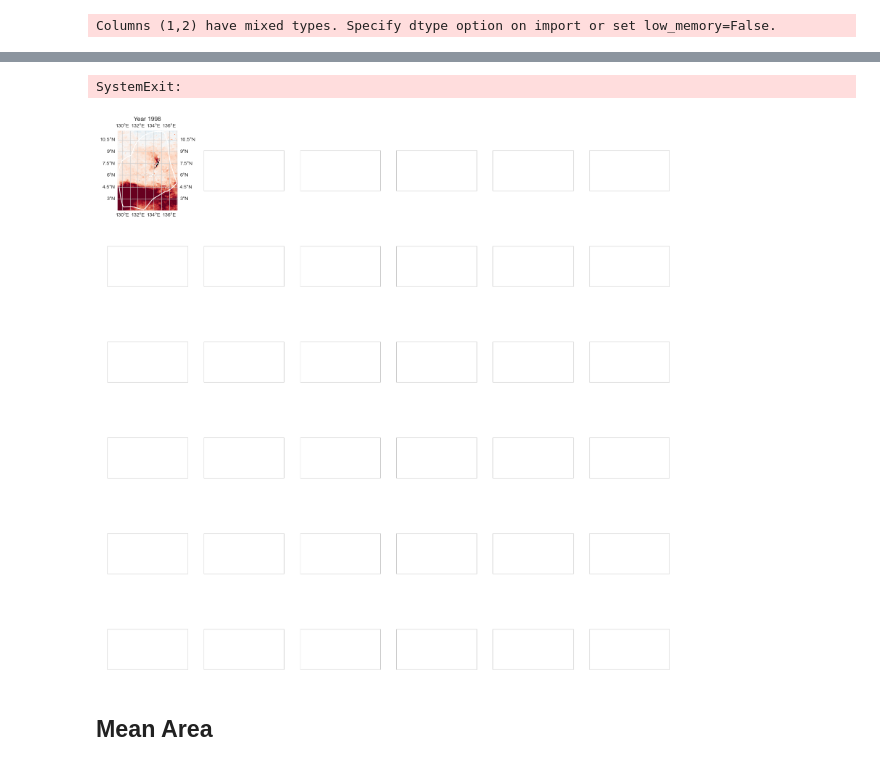
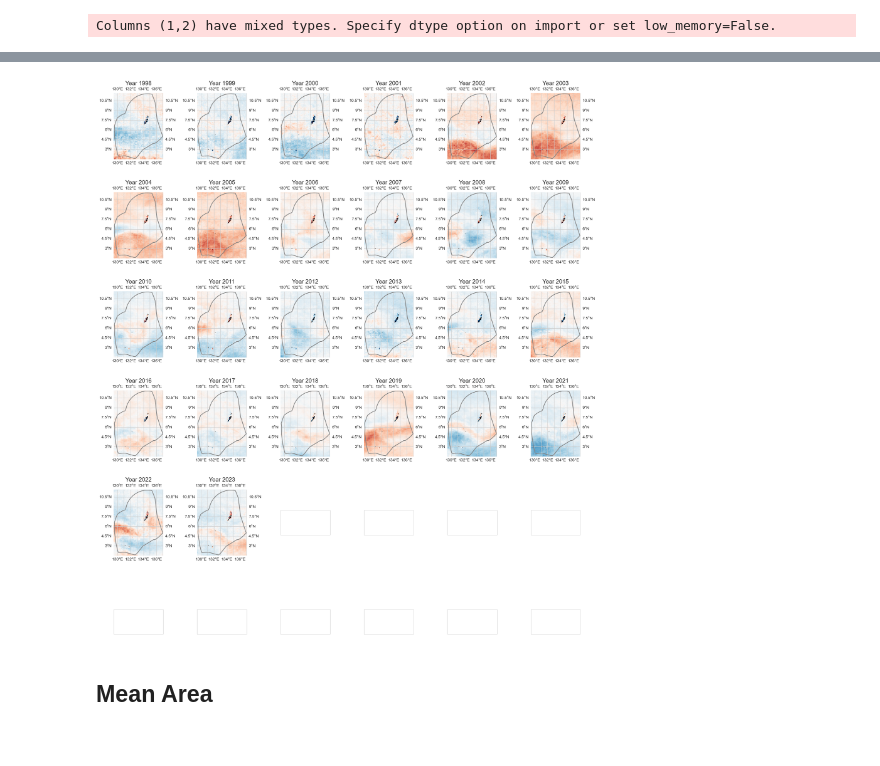
Before and after one commit to lauracagigal/CC_indicators, a Jupyter notebook: notebooks_historical/ocean/3_biochemistry/phytoplankton.ipynb, the cells around one changed output, grey strips where cells are left out. Cells and saved outputs as stored; diff of their text form; code cells hidden in the pictures.

Commit message:
add phytoplankton

```diff
--- a/notebooks_historical/ocean/3_biochemistry/phytoplankton.ipynb
+++ b/notebooks_historical/ocean/3_biochemistry/phytoplankton.ipynb
@@ -57,20 +78,0 @@ array([<Axes: >, <Axes: >, <Axes: >, <Axes: >, <Axes: >, <Axes: >],
-# %%
-import cartopy.crs as ccrs
-import matplotlib.pyplot as plt
-
-def plot_map(shp_eez=None, ax=None, figsize=[10, 6]):
-    # Create a new figure and axis
-
-    if ax is None:
-        fig, ax = plt.subplots(figsize=figsize, subplot_kw={'projection': ccrs.PlateCarree()})
-
-    # Set the extent of the map
-    ax.coastlines(resolution='10m')
-    ax.gridlines(draw_labels=True)
-
-    if shp_eez is not None:
-        shp_eez.boundary.plot(ax=ax, color='w', linewidth=1.5)
-
-    ax.set_xlabel('Longitude')
-    ax.set_ylabel('Latitude')
-    return ax
@@ -87,27 +79,30 @@ plt.colorbar(im, ax=ax, label='Phytoplankton (µm)')
-# %%
-data_y = data_xr.resample(time='1YE').mean()
 # %%
 import matplotlib.pyplot as plt
 
 ns = int(np.ceil(np.sqrt(len(data_y.time))))
-fig, axs = plt.subplots(ns, ns, figsize=(20, 20), subplot_kw={'projection': ccrs.PlateCarree()})
+fig, axs = plt.subplots(ns, ns, figsize=(17, 20), subplot_kw={'projection': ccrs.PlateCarree()}, )
 axs = axs.flatten()
 for i, y in enumerate(data_y.time.dt.year.values):
 
-    data_year = data_xr.isel(time=i)
+    # data_year = data_xr.isel(time=i)
+    data_year = data_an.isel(time=i)
     ax = axs[i]
-    ax = plot_map(shp_eez=shp_eez, ax = ax)
-    im = ax.pcolor(data_year.longitude, data_year.latitude, data_year.MD50, transform=ccrs.PlateCarree(), cmap='RdBu_r', vmin=0.4, vmax=1.6)
-    ax.set_extent([lon_range[0], lon_range[1], lat_range[0], lat_range[1]], crs=ccrs.PlateCarree())
-    ax.set_title(f'Year {y}')
-    ax.spines['geo'].set_visible(False)
-    sys.exit()
+    if i < len(data_y.time):
+        ax = plot_map(shp_eez=shp_eez, ax = ax)
+        # im = ax.pcolor(data_year.longitude, data_year.latitude, data_year.MD50, transform=ccrs.PlateCarree(), cmap='RdBu_r', vmin=0.4, vmax=1.6)
+        im = ax.pcolor(data_year.longitude, data_year.latitude, data_year.MD50, transform=ccrs.PlateCarree(), cmap='RdBu_r', vmin=-.3, vmax=.3)
+        ax.set_extent([lon_range[0], lon_range[1], lat_range[0], lat_range[1]], crs=ccrs.PlateCarree())
+        ax.set_title(f'Year {y}', fontsize=fontsize)
+        ax.spines['geo'].set_visible(False)
+    else:
+        fig.delaxes(ax)  # Remove the empty subplot
 
+# plt.colorbar(im, ax=axs, label='Phytoplankton (µm)', orientation='horizontal')
+plt.tight_layout(h_pad=0.2, w_pad=0.2)
 plt.tight_layout()
 plt.show()
 # %% [output]
-SystemExit:
-[figure, old version]
+[figure, new version]
 # %% [markdown]
 ## Mean Area
 # %%
```
Also changed, not shown: parts of 5 cells of this notebook, 1 other file.
